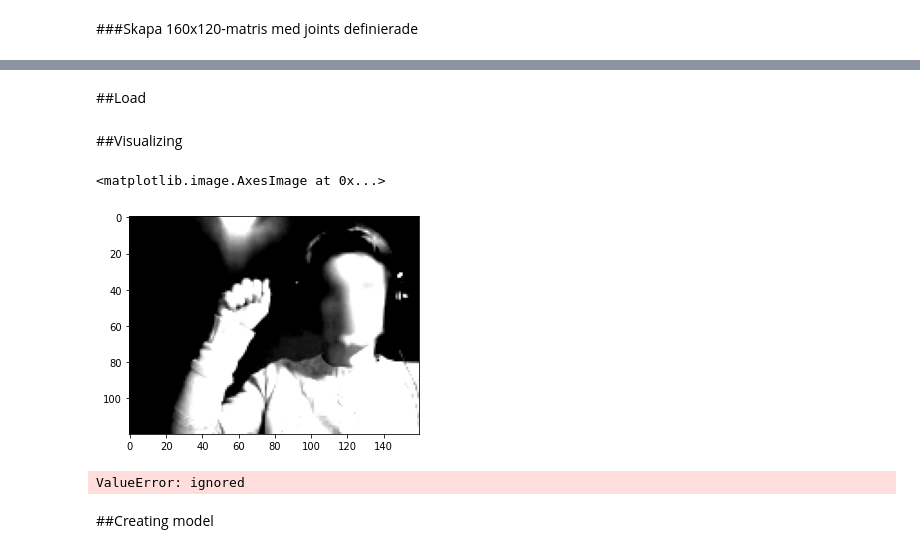
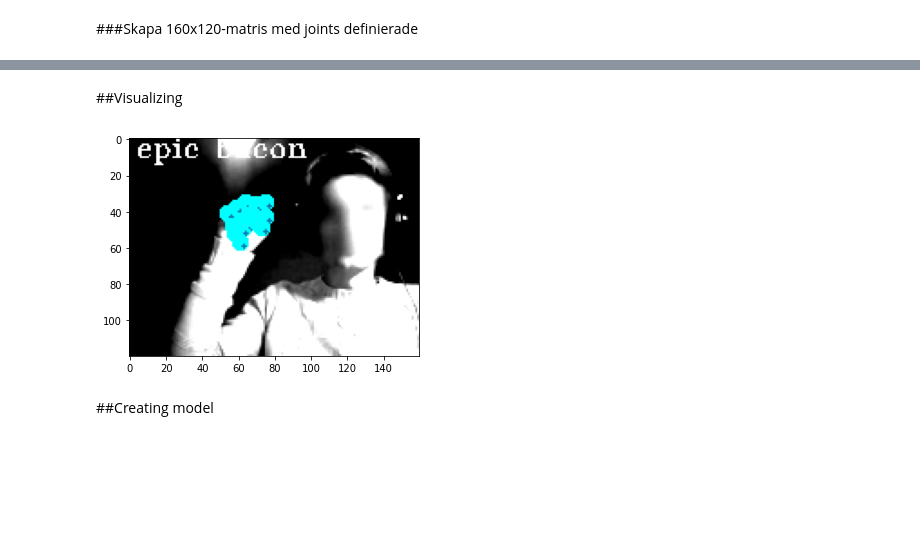
Before and after one commit to ChefKeff/1MD032_IntelInter, a Jupyter notebook: new_notebook/intelinter_main.ipynb, the cells around one changed output, grey strips where cells are left out. Cells and saved outputs as stored; diff of their text form; code cells hidden in the pictures; blank space fills up the shorter version.

```diff
--- a/new_notebook/intelinter_main.ipynb
+++ b/new_notebook/intelinter_main.ipynb
@@ -225,2 +236,0 @@ y_test.tofile(my_path + 'y_test.dat')
-# %% [markdown]
-##Load
@@ -232,44 +237,28 @@ y_test2 = np.fromfile(my_path + 'y_test.dat', dtype='float64')
 # %% [markdown]
 ##Visualizing
-# %%
-array = np.array(x_train[0])
-array *= 255
-temp = Image.fromarray(array)
-temp = temp.convert('RGB')
-temp.save(my_path + "tempimg.png")
-nasf = iio.imread(my_path + "tempimg.png")
-plt.imshow(nasf)
-#plt.imshow(nasf)
-# show the image, provide window name first
-#cv2.imshow('image window', image)
-# add wait key. window waits until user presses a key
-#cv2.waitKey(0)
-# %% [output]
-<matplotlib.image.AxesImage at 0x...>
-[figure, removed]
 # %%
-def finbild(framedata, csv):
-  bild_arr = np.array(framedata)
-  bild_arr *= 255
+def create_image_overlay(framedata, csv):
+  array = np.array(framedata)
+  array *= 255
   #HACK!
   temp = Image.fromarray(array)
   temp = temp.convert('RGB')
   temp.save(my_path + "tempimg.png")
   image = iio.imread(my_path + "tempimg.png")
 
   cv2.putText(image, "epic bacon", (3, 10), fontFace=cv2.FONT_HERSHEY_TRIPLEX, fontScale=0.5, color=(255, 255, 255), thickness=1)
 
   for x in range(160):
     for y in range(120):
       if csv[y, x] != 0:
         cv2.circle(image, (x, y), 2, (0, 255, 255), -1)
         cv2.circle(image, (x, y), 1, (16, 119, 175), -1)
 
   plt.imshow(image)
 
-finbild(x_train[0], y_train[0])
+create_image_overlay(x_train[1], np.argmax(y_train[1], axis=2))
 # %% [output]
-ValueError: ignored
+[figure, added]
 # %% [markdown]
 ##Creating model
 # %%
```
Also changed, not shown: parts of 29 cells of this notebook, 1 other file.
